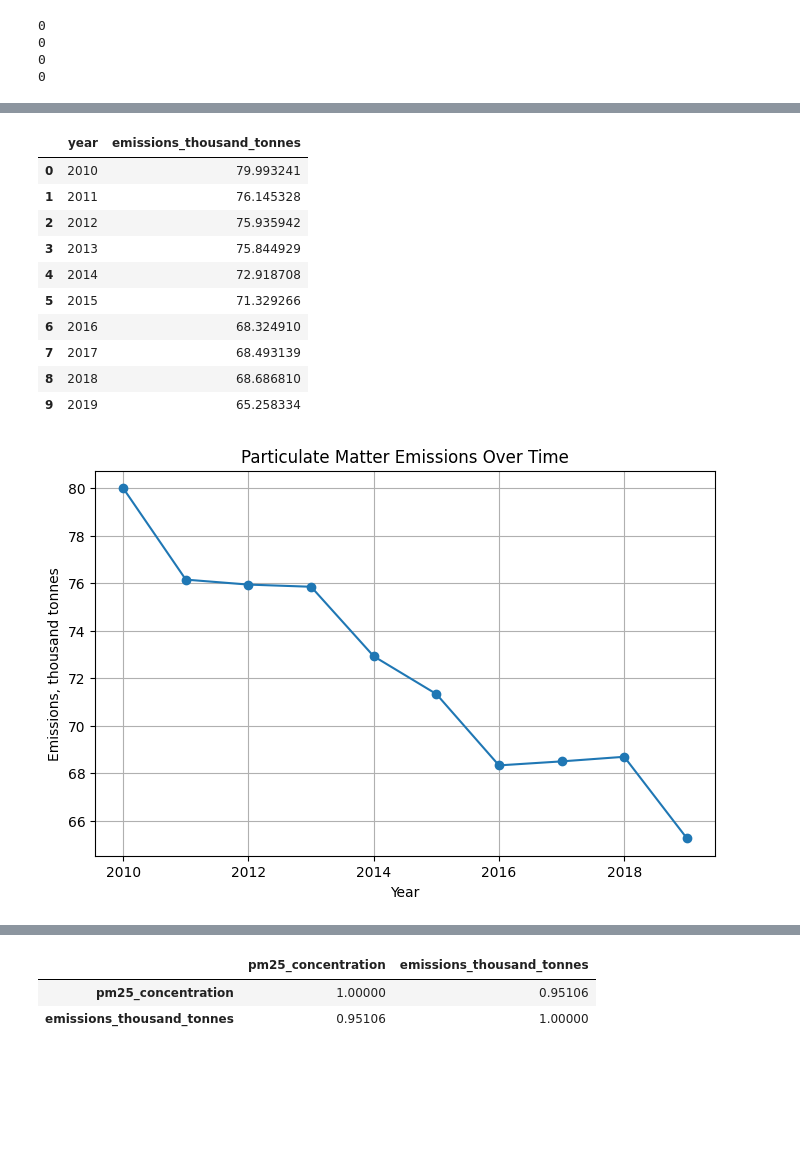
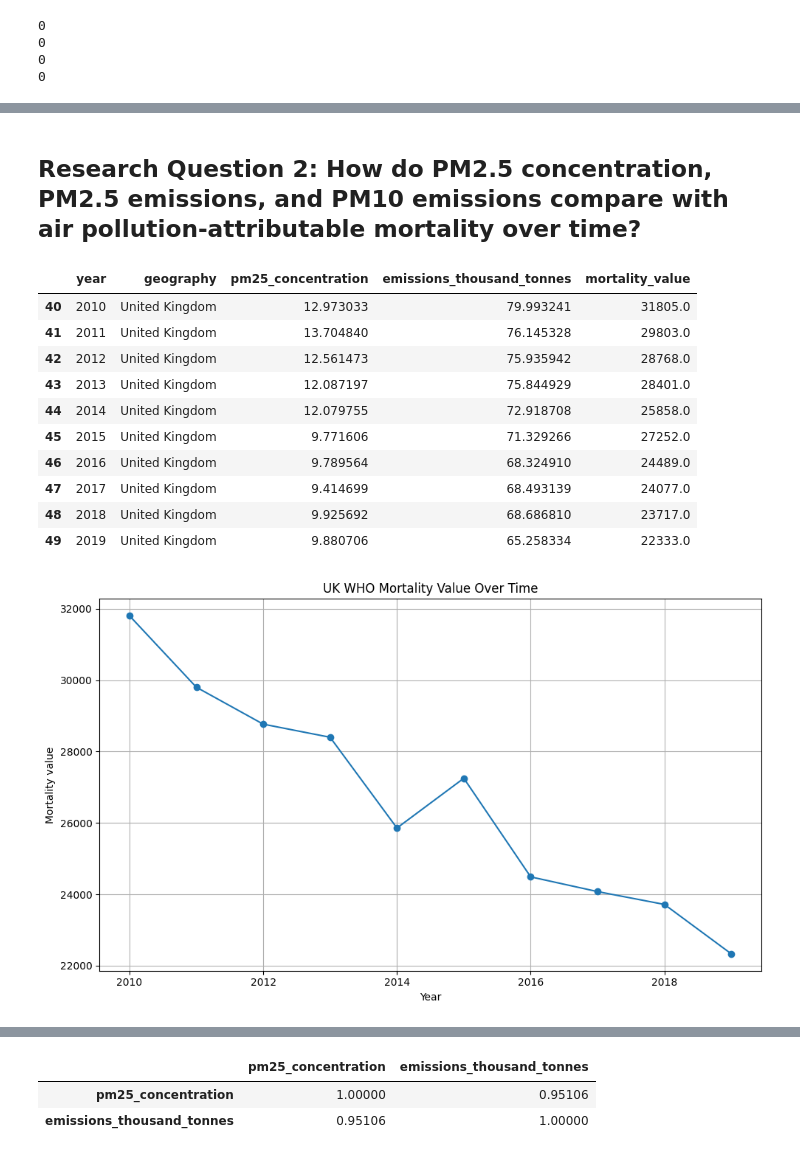
Before and after one commit to jonahlw2/IS_477_Group_Project, a Jupyter notebook: Code/main-code.ipynb, the cells around one changed output, grey strips where cells are left out. Drawn from its saved outputs; the diff is of its cells as text; code cells hidden in the pictures; blank space fills up the shorter version.

```diff
--- a/Code/main-code.ipynb
+++ b/Code/main-code.ipynb
@@ -338,50 +477,38 @@ plt.show()
+# %% [markdown]
+## Research Question 2: How do PM2.5 concentration, PM2.5 emissions, and PM10 emissions compare with air pollution-attributable mortality over time?
 # %%
-emissions_without_extra = emissions_clean[
-    emissions_clean["pollutant"].isin(["PM10", "PM2.5"])
-].copy()
-#Copys clean emission data, excludes the extra rows containing "erc_2020-2029",
-#this was a single value repeated for each year. My best guess is that it is a placeholder for 2020-2029 and not actually observed emissions
+mortality_data = integrated_master_df.dropna(
+    subset=["mortality_value", "emissions_thousand_tonnes", "pm25_concentration"]
+).sort_values("year")
 
-emissions_2010_2019 = emissions_without_extra[
-    (emissions_clean["year"] >= 2010) &
-    (emissions_clean["year"] <= 2019)
-].copy() #Only filtered to 2019 to keep in line with the WHO data and avoid this extra placeholder
-
-emissions_2010_2019.head()
-
-emissions_by_year = (
-    emissions_2010_2019
-    .groupby("year")["emissions_thousand_tonnes"]
-    .sum()
-    .reset_index()
-) #Groupby year for graphing
-
-emissions_by_year.head(20)
+display(mortality_data)
 # %% [output]
-|  | year | emissions_thousand_tonnes |
-| 0 | 2010 | 79.993241 |
-| 1 | 2011 | 76.145328 |
-| 2 | 2012 | 75.935942 |
-| 3 | 2013 | 75.844929 |
-| 4 | 2014 | 72.918708 |
-| 5 | 2015 | 71.329266 |
-| 6 | 2016 | 68.324910 |
-| 7 | 2017 | 68.493139 |
-| 8 | 2018 | 68.686810 |
-| 9 | 2019 | 65.258334 |
+|  | year | geography | pm25_concentration | emissions_thousand_tonnes | mortality_value |
+| 40 | 2010 | United Kingdom | 12.973033 | 79.993241 | 31805.0 |
+| 41 | 2011 | United Kingdom | 13.704840 | 76.145328 | 29803.0 |
+| 42 | 2012 | United Kingdom | 12.561473 | 75.935942 | 28768.0 |
+| 43 | 2013 | United Kingdom | 12.087197 | 75.844929 | 28401.0 |
+| 44 | 2014 | United Kingdom | 12.079755 | 72.918708 | 25858.0 |
+| 45 | 2015 | United Kingdom | 9.771606 | 71.329266 | 27252.0 |
+| 46 | 2016 | United Kingdom | 9.789564 | 68.324910 | 24489.0 |
+| 47 | 2017 | United Kingdom | 9.414699 | 68.493139 | 24077.0 |
+| 48 | 2018 | United Kingdom | 9.925692 | 68.686810 | 23717.0 |
+| 49 | 2019 | United Kingdom | 9.880706 | 65.258334 | 22333.0 |
 # %%
-plt.figure(figsize=(8, 5))
+plt.figure(figsize=(10, 6))
+
 plt.plot(
-    emissions_by_year["year"],
-    emissions_by_year["emissions_thousand_tonnes"],
+    mortality_data["year"],
+    mortality_data["mortality_value"],
     marker="o"
 )
 
-plt.title("Particulate Matter Emissions Over Time")
+plt.title("UK WHO Mortality Value Over Time")
 plt.xlabel("Year")
-plt.ylabel("Emissions, thousand tonnes")
+plt.ylabel("Mortality value")
 plt.grid(True)
+plt.tight_layout()
 plt.show()
 # %% [output]
-[figure, old version]
+[figure, new version]
 # %%
```
Also changed, not shown: parts of 32 cells of this notebook.
